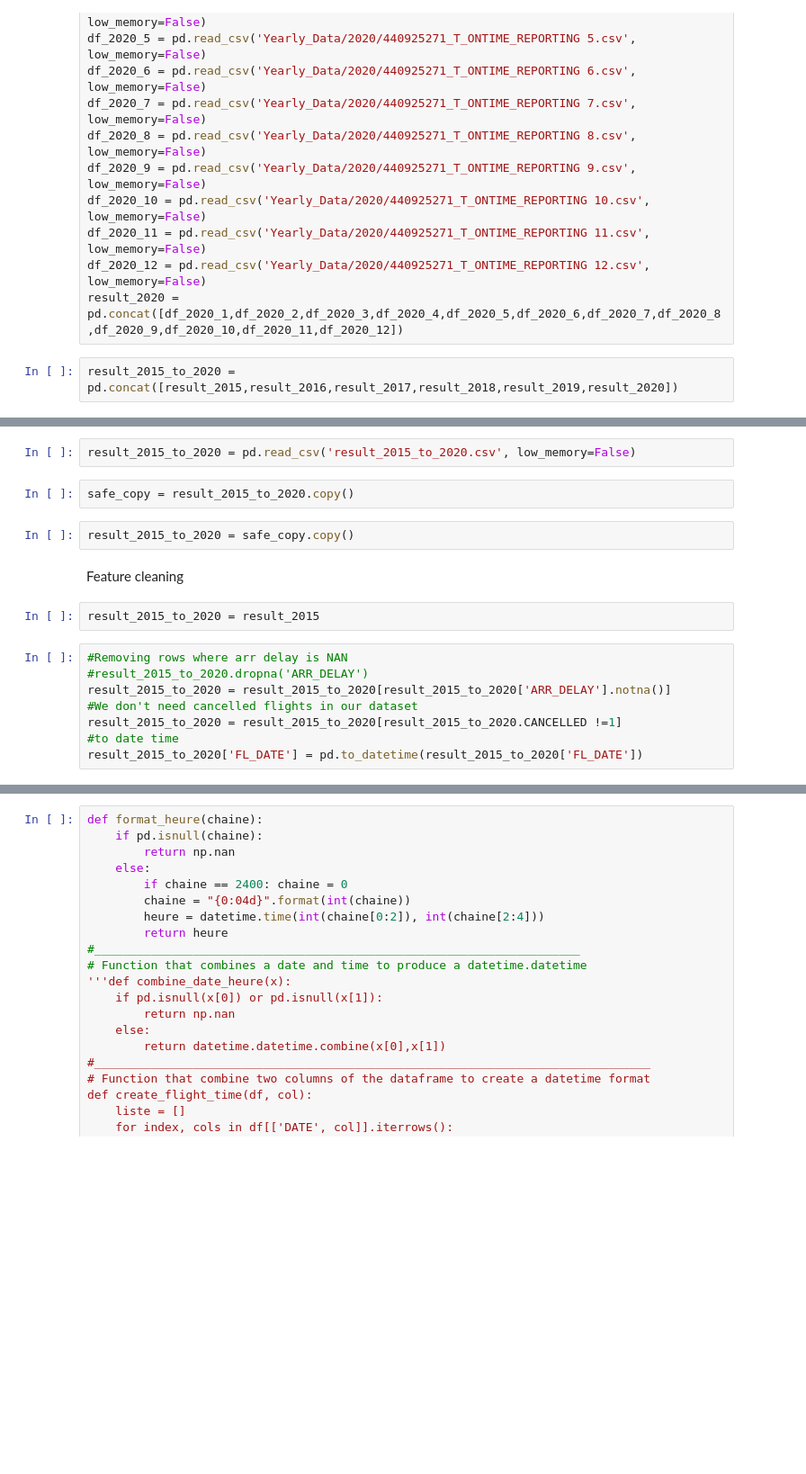
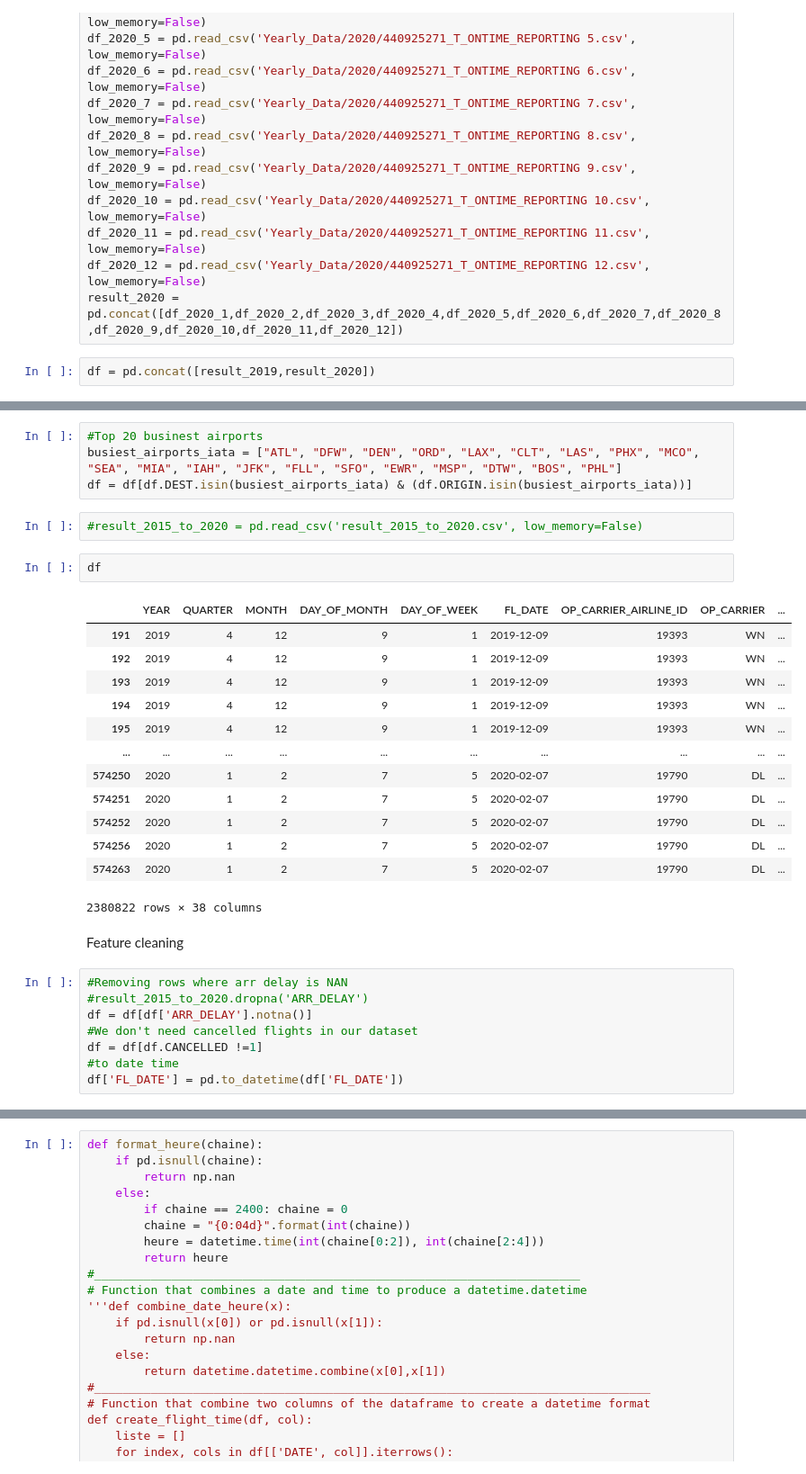
Before and after one commit to mallikarai/Predicting_Flight_Delays, a Jupyter notebook: Main.ipynb, the cells around one changed output, grey strips where cells are left out. Shown at 90% size. Cells and saved outputs as stored; diff of their text form; blank space fills up the shorter version.

```diff
--- a/Main.ipynb
+++ b/Main.ipynb
@@ -107,4 +126,4 @@ df_2020_11 = pd.read_csv('Yearly_Data/2020/440925271_T_ONTIME_REPORTING 11.csv',
 df_2020_12 = pd.read_csv('Yearly_Data/2020/440925271_T_ONTIME_REPORTING 12.csv', low_memory=False)
 result_2020 = pd.concat([df_2020_1,df_2020_2,df_2020_3,df_2020_4,df_2020_5,df_2020_6,df_2020_7,df_2020_8,df_2020_9,df_2020_10,df_2020_11,df_2020_12])
 # %%
-result_2015_to_2020 = pd.concat([result_2015,result_2016,result_2017,result_2018,result_2019,result_2020])
+df = pd.concat([result_2019,result_2020])
@@ -111,21 +146,35 @@ result_2015_to_2020 = pd.concat([result_2015,result_2016,result_2017,result_2018
+# %%
+#Top 20 businest airports
+busiest_airports_iata = ["ATL", "DFW", "DEN", "ORD", "LAX", "CLT", "LAS", "PHX", "MCO", "SEA", "MIA", "IAH", "JFK", "FLL", "SFO", "EWR", "MSP", "DTW", "BOS", "PHL"]
+df = df[df.DEST.isin(busiest_airports_iata) & (df.ORIGIN.isin(busiest_airports_iata))]
 # %%
-result_2015_to_2020 = pd.read_csv('result_2015_to_2020.csv', low_memory=False)
+#result_2015_to_2020 = pd.read_csv('result_2015_to_2020.csv', low_memory=False)
-# %%
-safe_copy = result_2015_to_2020.copy()
-# %%
-result_2015_to_2020 = safe_copy.copy()
+# %%
+df
+# %% [output]
+|  | YEAR | QUARTER | MONTH | DAY_OF_MONTH | DAY_OF_WEEK | FL_DATE | OP_CARRIER_AIRLINE_ID | OP_CARRIER | ... |
+| 191 | 2019 | 4 | 12 | 9 | 1 | 2019-12-09 | 19393 | WN | ... |
+| 192 | 2019 | 4 | 12 | 9 | 1 | 2019-12-09 | 19393 | WN | ... |
+| 193 | 2019 | 4 | 12 | 9 | 1 | 2019-12-09 | 19393 | WN | ... |
+| 194 | 2019 | 4 | 12 | 9 | 1 | 2019-12-09 | 19393 | WN | ... |
+| 195 | 2019 | 4 | 12 | 9 | 1 | 2019-12-09 | 19393 | WN | ... |
+| ... | ... | ... | ... | ... | ... | ... | ... | ... | ... |
+| 574250 | 2020 | 1 | 2 | 7 | 5 | 2020-02-07 | 19790 | DL | ... |
+| 574251 | 2020 | 1 | 2 | 7 | 5 | 2020-02-07 | 19790 | DL | ... |
+| 574252 | 2020 | 1 | 2 | 7 | 5 | 2020-02-07 | 19790 | DL | ... |
+| 574256 | 2020 | 1 | 2 | 7 | 5 | 2020-02-07 | 19790 | DL | ... |
+| 574263 | 2020 | 1 | 2 | 7 | 5 | 2020-02-07 | 19790 | DL | ... |
+2380822 rows × 38 columns
 # %% [markdown]
 Feature cleaning
-# %%
-result_2015_to_2020 = result_2015
 # %%
 #Removing rows where arr delay is NAN
 #result_2015_to_2020.dropna('ARR_DELAY')
-result_2015_to_2020 = result_2015_to_2020[result_2015_to_2020['ARR_DELAY'].notna()]
+df = df[df['ARR_DELAY'].notna()]
 #We don't need cancelled flights in our dataset
-result_2015_to_2020 = result_2015_to_2020[result_2015_to_2020.CANCELLED !=1]
+df = df[df.CANCELLED !=1]
 #to date time
-result_2015_to_2020['FL_DATE'] = pd.to_datetime(result_2015_to_2020['FL_DATE'])
+df['FL_DATE'] = pd.to_datetime(df['FL_DATE'])
 # %%
 variables_to_remove = ['OP_UNIQUE_CARRIER','CARRIER_DELAY', 'WEATHER_DELAY', 'NAS_DELAY',
        'SECURITY_DELAY', 'LATE_AIRCRAFT_DELAY', 'Unnamed: 46','CANCELLED','DIVERTED','FLIGHTS']
```
Also changed, not shown: parts of 21 cells of this notebook, 1 other file.
